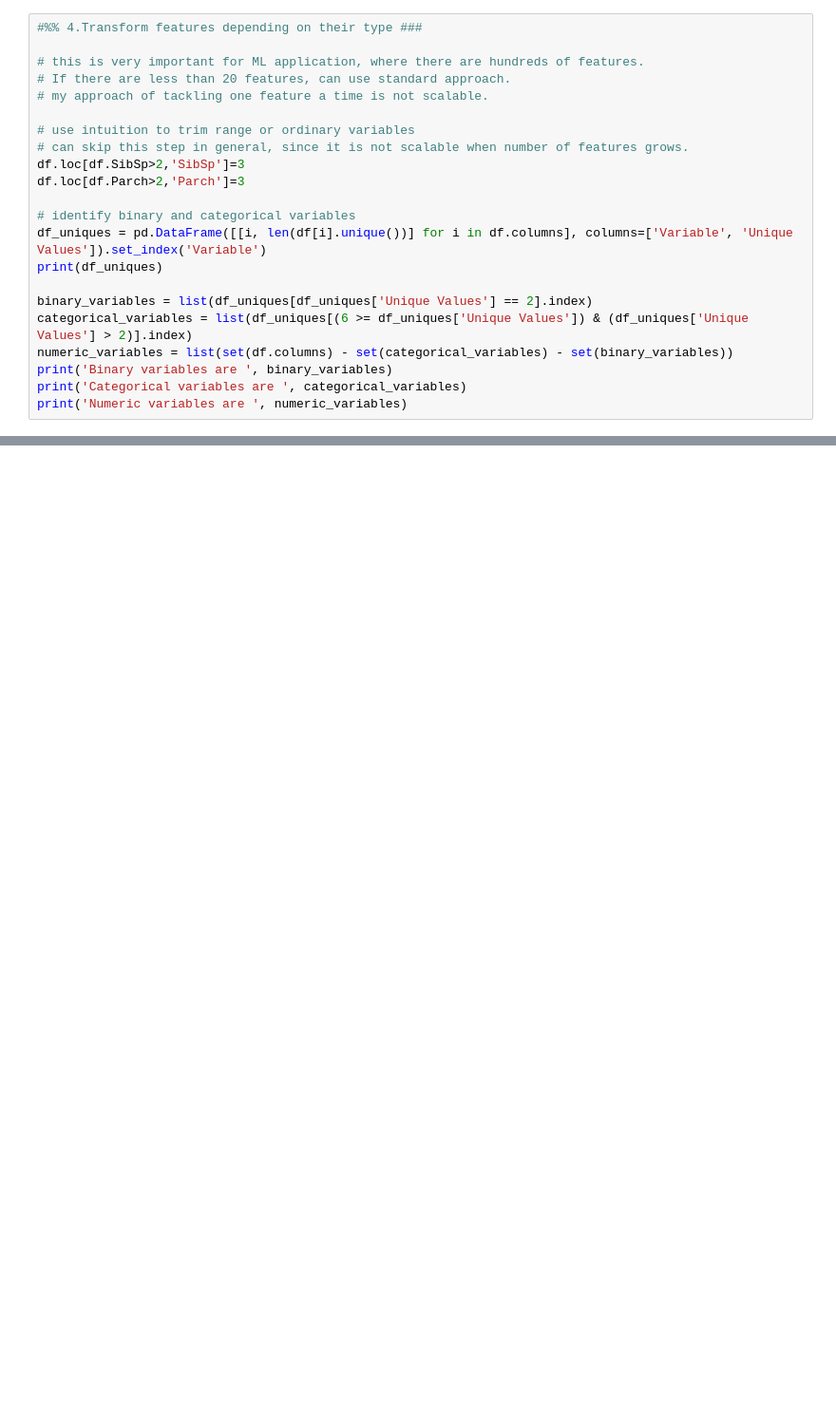
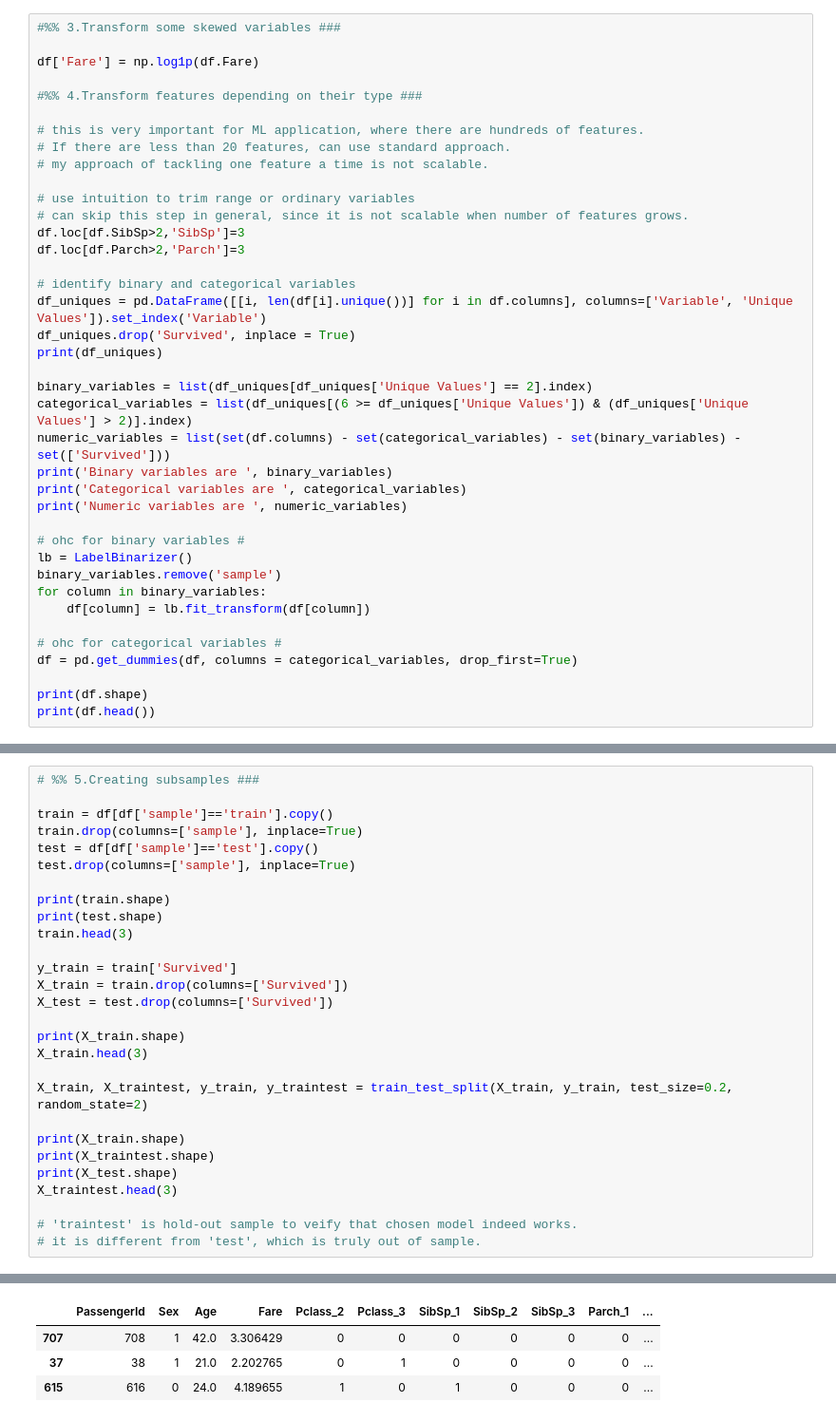
Before and after one commit to MykolaPinchuk/Kaggle, a Jupyter notebook: Projects/KProject_SpaceTitanic.ipynb, the cells around one changed output, grey strips where cells are left out. Shown at 95% size. Saved outputs shown, nothing was run; the diff lists cells and outputs as text; blank space fills up the shorter version.

```diff
--- a/Projects/KProject_SpaceTitanic.ipynb
+++ b/Projects/KProject_SpaceTitanic.ipynb
@@ -91,4 +92,8 @@ df['Fare'] = np.log1p(df.Fare)
 # %%
+#%% 3.Transform some skewed variables ###
+
+df['Fare'] = np.log1p(df.Fare)
+
 #%% 4.Transform features depending on their type ###
 
 # this is very important for ML application, where there are hundreds of features.
@@ -102,11 +107,24 @@ df.loc[df.Parch>2,'Parch']=3
 
 # identify binary and categorical variables
 df_uniques = pd.DataFrame([[i, len(df[i].unique())] for i in df.columns], columns=['Variable', 'Unique Values']).set_index('Variable')
+df_uniques.drop('Survived', inplace = True)
 print(df_uniques)
 
 binary_variables = list(df_uniques[df_uniques['Unique Values'] == 2].index)
 categorical_variables = list(df_uniques[(6 >= df_uniques['Unique Values']) & (df_uniques['Unique Values'] > 2)].index)
-numeric_variables = list(set(df.columns) - set(categorical_variables) - set(binary_variables))
+numeric_variables = list(set(df.columns) - set(categorical_variables) - set(binary_variables) - set(['Survived']))
 print('Binary variables are ', binary_variables)
 print('Categorical variables are ', categorical_variables)
 print('Numeric variables are ', numeric_variables)
+
+# ohc for binary variables #
+lb = LabelBinarizer()
+binary_variables.remove('sample')
+for column in binary_variables:
+    df[column] = lb.fit_transform(df[column])
+
+# ohc for categorical variables #
+df = pd.get_dummies(df, columns = categorical_variables, drop_first=True)
+
+print(df.shape)
+print(df.head())
@@ -131,0 +149,29 @@ X_train, X_test, y_train, y_test = train_test_split(X, y, test_size=0.2, random_
+# %%
+# %% 5.Creating subsamples ###
+
+train = df[df['sample']=='train'].copy()
+train.drop(columns=['sample'], inplace=True)
+test = df[df['sample']=='test'].copy()
+test.drop(columns=['sample'], inplace=True)
+
+print(train.shape)
+print(test.shape)
+train.head(3)
+
+y_train = train['Survived']
+X_train = train.drop(columns=['Survived'])
+X_test = test.drop(columns=['Survived'])
+
+print(X_train.shape)
+X_train.head(3)
+
+X_train, X_traintest, y_train, y_traintest = train_test_split(X_train, y_train, test_size=0.2, random_state=2)
+
+print(X_train.shape)
+print(X_traintest.shape)
+print(X_test.shape)
+X_traintest.head(3)
+
+# 'traintest' is hold-out sample to veify that chosen model indeed works.
+# it is different from 'test', which is truly out of sample.
+# %% [output]
@@ -132,3 +184,7 @@ X_train, X_test, y_train, y_test = train_test_split(X, y, test_size=0.2, random_
+|  | PassengerId | Sex | Age | Fare | Pclass_2 | Pclass_3 | SibSp_1 | SibSp_2 | SibSp_3 | Parch_1 | ... |
+| 707 | 708 | 1 | 42.0 | 3.306429 | 0 | 0 | 0 | 0 | 0 | 0 | ... |
+| 37 | 38 | 1 | 21.0 | 2.202765 | 0 | 1 | 0 | 0 | 0 | 0 | ... |
+| 615 | 616 | 0 | 24.0 | 4.189655 | 1 | 0 | 1 | 0 | 0 | 0 | ... |
 # %%
 # %% 6.scaling numeric variables ###
 
```
Also changed, not shown: parts of 27 cells of this notebook.
